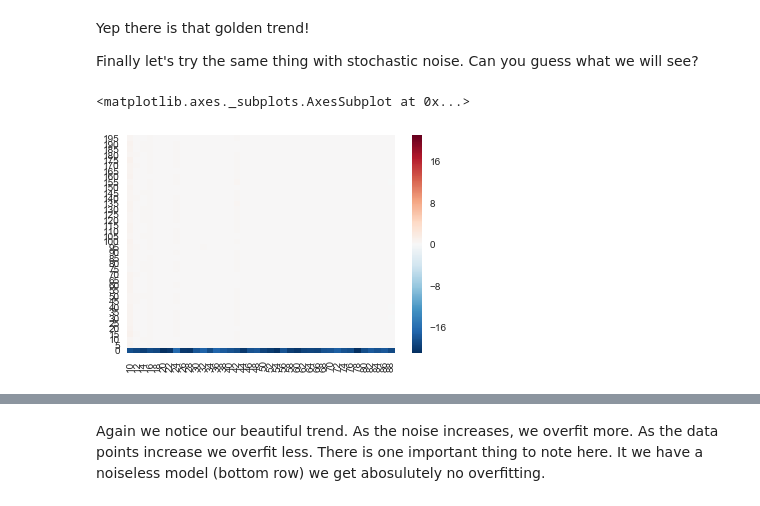
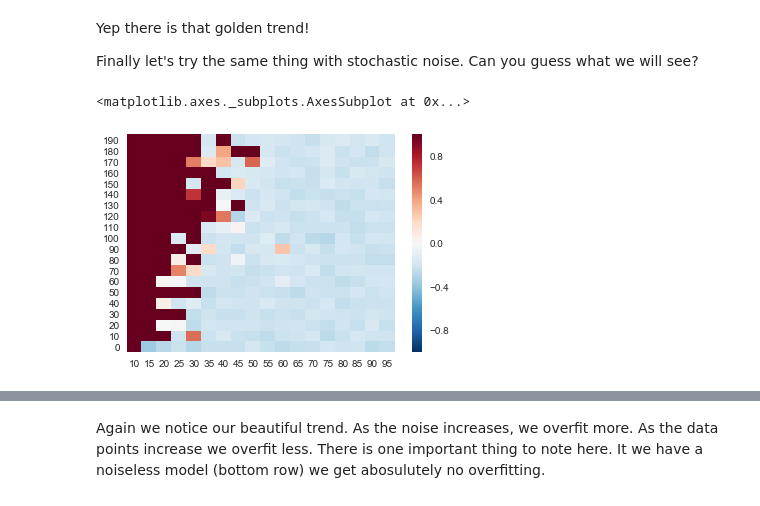
Before and after one commit to knathanieltucker/data-science-foundations, a Jupyter notebook: foundations/16.Noise.ipynb, the cells around one changed output, grey strips where cells are left out. Drawn from its saved outputs; the diff is of its cells as text; code cells hidden in the pictures.

```diff
--- a/foundations/16.Noise.ipynb
+++ b/foundations/16.Noise.ipynb
@@ -187,22 +187,22 @@ The final exercise that we will do this time is seeing how deterministic and sto
 We will this time only look at the difference between the 2nd order fit and the 10th order fit:
 # %%
 test_errors = []
-for num_data_points in range(10, 200, 5) + [1000, 10000]:
-    X_train = np.random.uniform(1, 1.5, size=num_data_points)
-    X_test = np.random.uniform(1, 1.5, size=1000)
-
+for num_data_points in range(20, 150, 5):
     test_error = []
-    for target_complexity in range(3, 80, 2):
+    for target_complexity in range(3, 40, 1):
         error = 0
         for _ in range(10):
-            coef = P.polyfromroots(np.random.uniform(1, 1.5, size=target_complexity))
+            X_train = np.random.uniform(-1, 1, size=num_data_points)
+            X_test = np.random.uniform(-1, 1, size=1000)
 
-            y_train = P.polyval(X_train, coef)
-            y_test = P.polyval(X_test, coef)
+            L = Legendre(np.random.uniform(-1, 1, size=target_complexity))
+
+            y_train = L(X_train)
+            y_test = L(X_test)
 
 
             reg = LinearRegression(fit_intercept=False)
-            poly = PolynomialFeatures(20)
+            poly = PolynomialFeatures(10)
             X_train_tran = poly.fit_transform(X_train[:, None])
             X_test_tran = poly.fit_transform(X_test[:, None])
 
@@ -219,7 +219,7 @@ for num_data_points in range(10, 200, 5) + [1000, 10000]:
             reg.fit(X_train_tran, y_train)
 
             preds = reg.predict(X_test_tran)
-            error_10 /= mean_squared_error(preds, y_test)
+            error_10 -= mean_squared_error(preds, y_test)
             error += error_10
 
         test_error.append(error/10)
@@ -253,18 +247,18 @@ Yep there is that golden trend!
 Finally let's try the same thing with stochastic noise. Can you guess what we will see?
 # %%
 test_errors = []
-for num_data_points in range(60, 250, 5) + [1000, 10000]:
-    X_train = np.random.uniform(1, 1.5, size=num_data_points)
-    X_test = np.random.uniform(1, 1.5, size=1000)
-
+for num_data_points in range(10, 100, 5):
     test_error = []
-    for noise_level in range(0, 200, 5):
+    for noise_level in range(0, 200, 10):
         error = 0
         for _ in range(10):
-            coef = P.polyfromroots(np.random.uniform(1, 1.5, size=10))
+            X_train = np.random.uniform(-1, 1, size=num_data_points)
+            X_test = np.random.uniform(-1, 1, size=1000)
 
-            y_train = P.polyval(X_train, coef) + np.random.normal(scale=noise_level/1000., size=num_data_points)
-            y_test = P.polyval(X_test, coef) + np.random.normal(scale=noise_level/1000., size=1000)
+            L = Legendre(np.random.uniform(-1, 1, size=10))
+
+            y_train = L(X_train) + np.random.normal(scale=noise_level/1000., size=num_data_points)
+            y_test = L(X_test) + np.random.normal(scale=noise_level/1000., size=1000)
 
 
             reg = LinearRegression(fit_intercept=False)
@@ -285,16 +279,17 @@ for num_data_points in range(60, 250, 5) + [1000, 10000]:
             reg.fit(X_train_tran, y_train)
 
             preds = reg.predict(X_test_tran)
-            error_10 /= mean_squared_error(preds, y_test)
+            error_10 -= mean_squared_error(preds, y_test)
             error += error_10
 
         test_error.append(error/10)
 
     test_errors.append(test_error)
 # %%
-sns.heatmap(np.log(np.flipud(np.array(test_errors).T)),
-            xticklabels=range(10, 120, 2) + [1000, 10000],
-            yticklabels=range(0, 200, 5)[::-1])
+sns.heatmap(np.flipud(np.array(test_errors).T),
+            vmin=-1, vmax=1,
+            xticklabels=range(10, 100, 5),
+            yticklabels=range(0, 200, 10)[::-1])
 # %% [output]
 <matplotlib.axes._subplots.AxesSubplot at 0x...>
-[figure, old version]
+[figure, new version]
```
Also changed, not shown: parts of 11 cells of this notebook, 15 other files.
